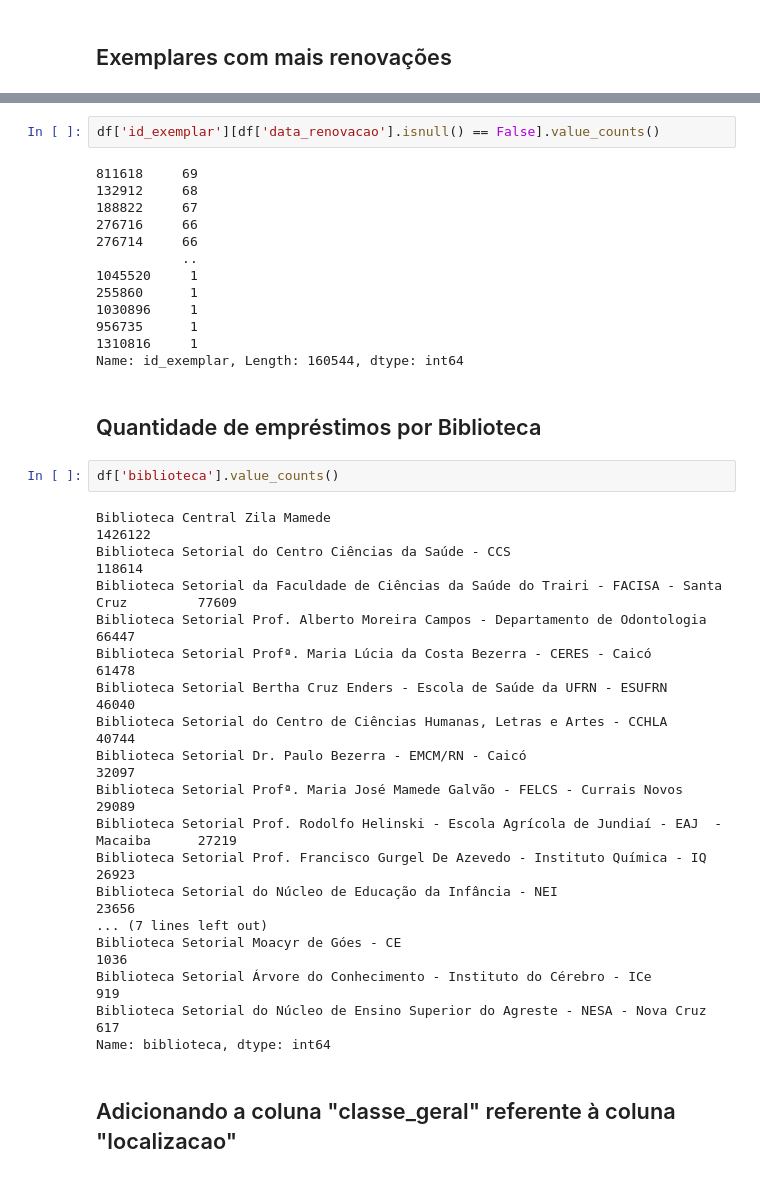
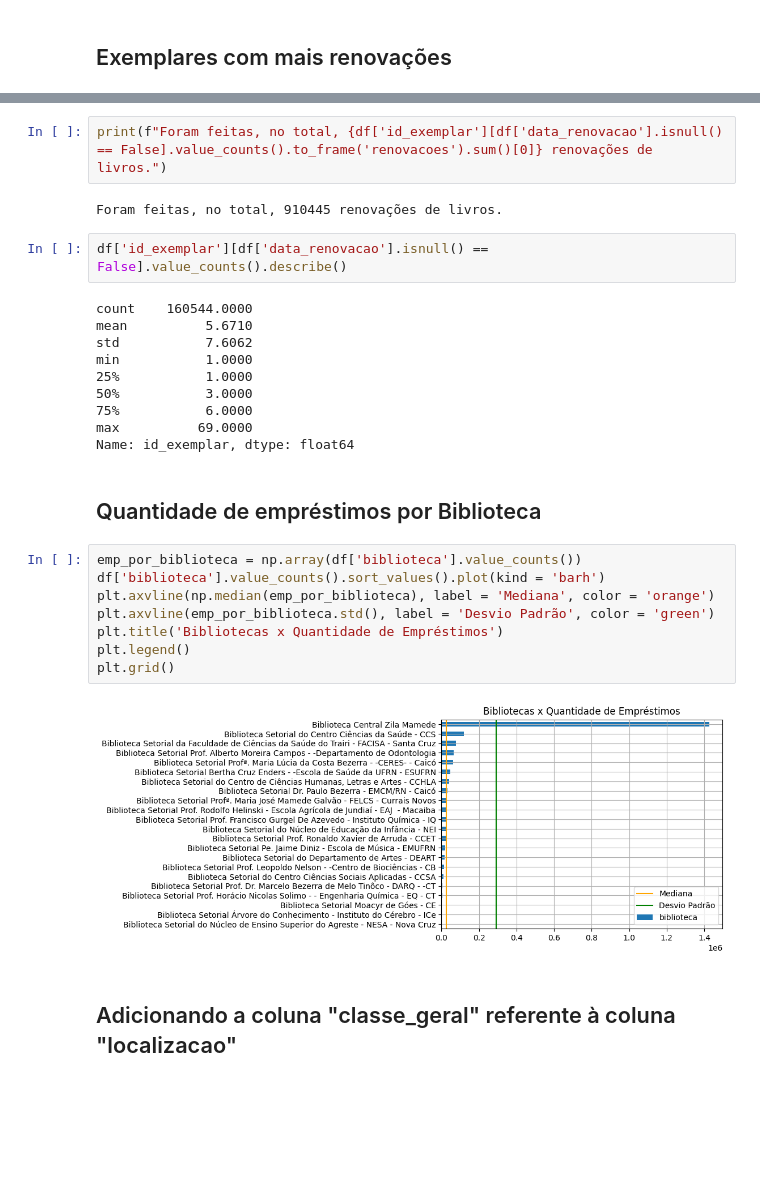
Before and after one commit to hudsonhcp/Sistema-de-Bibliotecas-da-UFRN, a Jupyter notebook: 7_Days_of_Code_Alura_Python_Pandas.ipynb, the cells around one changed output, grey strips where cells are left out. Drawn from its saved outputs; the diff is of its cells as text; blank space fills up the shorter version.

```diff
--- a/7_Days_of_Code_Alura_Python_Pandas.ipynb
+++ b/7_Days_of_Code_Alura_Python_Pandas.ipynb
@@ -199,40 +207,31 @@ usuario_por_biblioteca
+# %%
+print(f"Foram feitas, no total, {df['id_exemplar'][df['data_renovacao'].isnull() == False].value_counts().to_frame('renovacoes').sum()[0]} renovações de livros.")
+# %% [output]
+Foram feitas, no total, 910445 renovações de livros.
 # %%
-df['id_exemplar'][df['data_renovacao'].isnull() == False].value_counts()
+df['id_exemplar'][df['data_renovacao'].isnull() == False].value_counts().describe()
 # %% [output]
-811618     69
-132912     68
-188822     67
-276716     66
-276714     66
-           ..
-1045520     1
-255860      1
-1030896     1
-956735      1
-1310816     1
-Name: id_exemplar, Length: 160544, dtype: int64
+count    160544.0000
+mean          5.6710
+std           7.6062
+min           1.0000
+25%           1.0000
+50%           3.0000
+75%           6.0000
+max          69.0000
+Name: id_exemplar, dtype: float64
 # %% [markdown]
 ## Quantidade de empréstimos por Biblioteca
-# %%
-df['biblioteca'].value_counts()
-# %% [output]
-Biblioteca Central Zila Mamede                                                              1426122
-Biblioteca Setorial do Centro Ciências da Saúde - CCS                                        118614
-Biblioteca Setorial da Faculdade de Ciências da Saúde do Trairi - FACISA - Santa Cruz         77609
-Biblioteca Setorial Prof. Alberto Moreira Campos - ­Departamento de Odontologia               66447
-Biblioteca Setorial Profª. Maria Lúcia da Costa Bezerra - ­CERES­ - Caicó                     61478
-Biblioteca Setorial Bertha Cruz Enders - ­Escola de Saúde da UFRN - ESUFRN                    46040
-Biblioteca Setorial do Centro de Ciências Humanas, Letras e Artes - CCHLA                     40744
-Biblioteca Setorial Dr. Paulo Bezerra - EMCM/RN - Caicó                                       32097
-Biblioteca Setorial Profª. Maria José Mamede Galvão - FELCS - Currais Novos                   29089
-Biblioteca Setorial Prof. Rodolfo Helinski - Escola Agrícola de Jundiaí - EAJ  - Macaiba      27219
-Biblioteca Setorial Prof. Francisco Gurgel De Azevedo - Instituto Química - IQ                26923
-Biblioteca Setorial do Núcleo de Educação da Infância - NEI                                   23656
-... (7 lines left out)
-Biblioteca Setorial Moacyr de Góes - CE                                                        1036
-Biblioteca Setorial Árvore do Conhecimento - Instituto do Cérebro - ICe                         919
-Biblioteca Setorial do Núcleo de Ensino Superior do Agreste - NESA - Nova Cruz                  617
-Name: biblioteca, dtype: int64
+# %%
+emp_por_biblioteca = np.array(df['biblioteca'].value_counts())
+df['biblioteca'].value_counts().sort_values().plot(kind = 'barh')
+plt.axvline(np.median(emp_por_biblioteca), label = 'Mediana', color = 'orange')
+plt.axvline(emp_por_biblioteca.std(), label = 'Desvio Padrão', color = 'green')
+plt.title('Bibliotecas x Quantidade de Empréstimos')
+plt.legend()
+plt.grid()
+# %% [output]
+[figure, added]
 # %% [markdown]
 ## Adicionando a coluna "classe_geral" referente à coluna "localizacao"
 # %%
```
Also changed, not shown: parts of 57 cells of this notebook.
